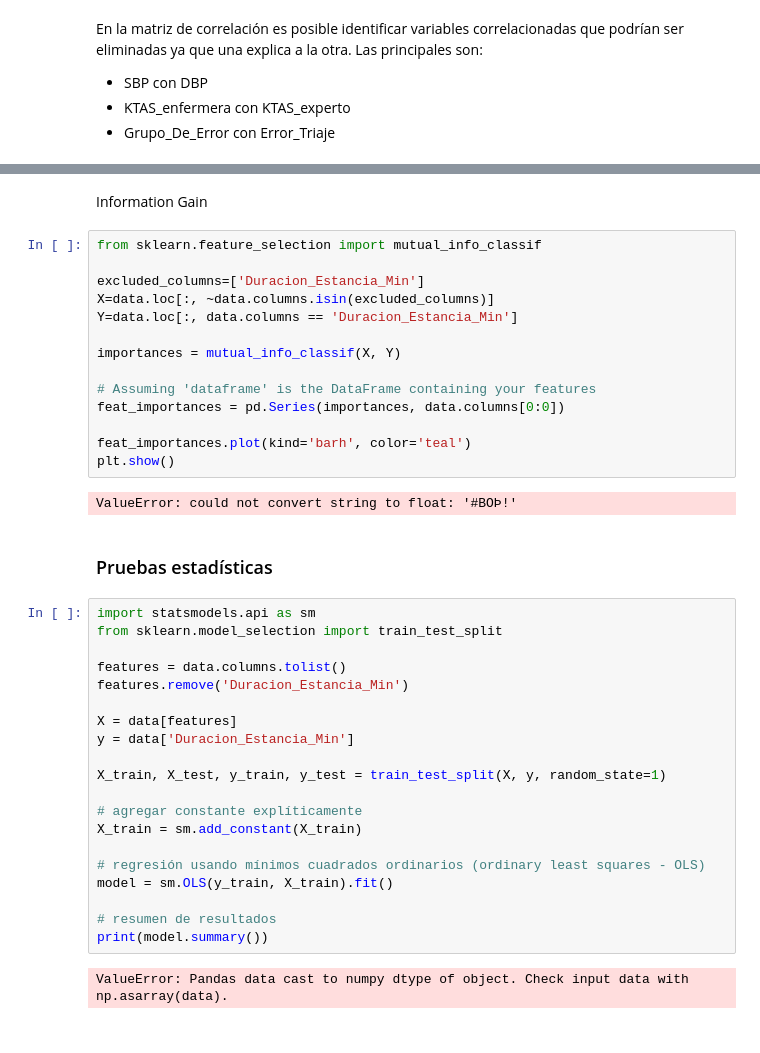
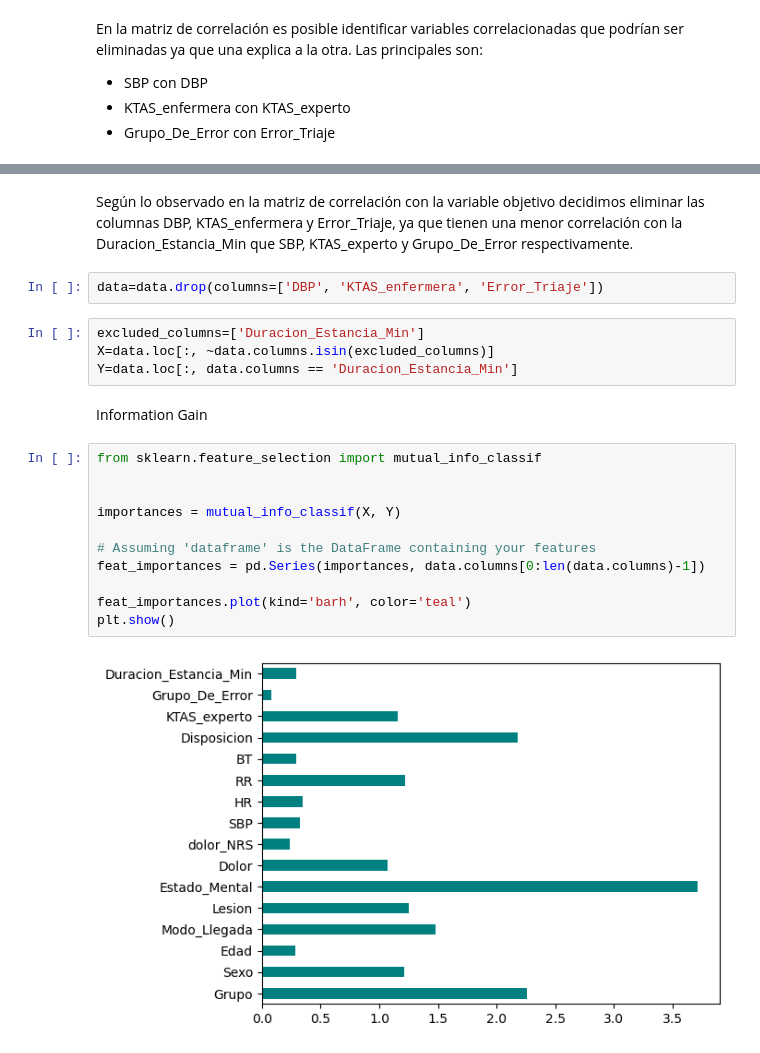
Before and after one commit to despinosaa/Lab1_G1, a Jupyter notebook: Lab1_codigo.ipynb, the cells around one changed output, grey strips where cells are left out. Cells and saved outputs as stored; diff of their text form.

```diff
--- a/Lab1_codigo.ipynb
+++ b/Lab1_codigo.ipynb
@@ -248,42 +265,23 @@ sb.heatmap(pd.DataFrame(corrw), cmap="Blues", annot=True)
+# %% [markdown]
+Según lo observado en la matriz de correlación con la variable objetivo decidimos eliminar las columnas DBP, KTAS_enfermera y Error_Triaje, ya que tienen una menor correlación con la Duracion_Estancia_Min que SBP, KTAS_experto y Grupo_De_Error respectivamente.
+# %%
+data=data.drop(columns=['DBP', 'KTAS_enfermera', 'Error_Triaje'])
+# %%
+excluded_columns=['Duracion_Estancia_Min']
+X=data.loc[:, ~data.columns.isin(excluded_columns)]
+Y=data.loc[:, data.columns == 'Duracion_Estancia_Min']
 # %% [markdown]
 Information Gain
 # %%
 from sklearn.feature_selection import mutual_info_classif
 
-excluded_columns=['Duracion_Estancia_Min']
-X=data.loc[:, ~data.columns.isin(excluded_columns)]
-Y=data.loc[:, data.columns == 'Duracion_Estancia_Min']
 
 importances = mutual_info_classif(X, Y)
 
 # Assuming 'dataframe' is the DataFrame containing your features
-feat_importances = pd.Series(importances, data.columns[0:0])
+feat_importances = pd.Series(importances, data.columns[0:len(data.columns)-1])
 
 feat_importances.plot(kind='barh', color='teal')
 plt.show()
 # %% [output]
-ValueError: could not convert string to float: '#BOÞ!'
+[figure, added]
-# %% [markdown]
-### Pruebas estadísticas
-# %%
-import statsmodels.api as sm
-from sklearn.model_selection import train_test_split
-
-features = data.columns.tolist()
-features.remove('Duracion_Estancia_Min')
-
-X = data[features]
-y = data['Duracion_Estancia_Min']
-
-X_train, X_test, y_train, y_test = train_test_split(X, y, random_state=1)
-
-# agregar constante explíticamente
-X_train = sm.add_constant(X_train)
-
-# regresión usando mínimos cuadrados ordinarios (ordinary least squares - OLS)
-model = sm.OLS(y_train, X_train).fit()
-
-# resumen de resultados
-print(model.summary())
-# %% [output]
-ValueError: Pandas data cast to numpy dtype of object. Check input data with np.asarray(data).
```
Also changed, not shown: parts of 20 cells of this notebook.
